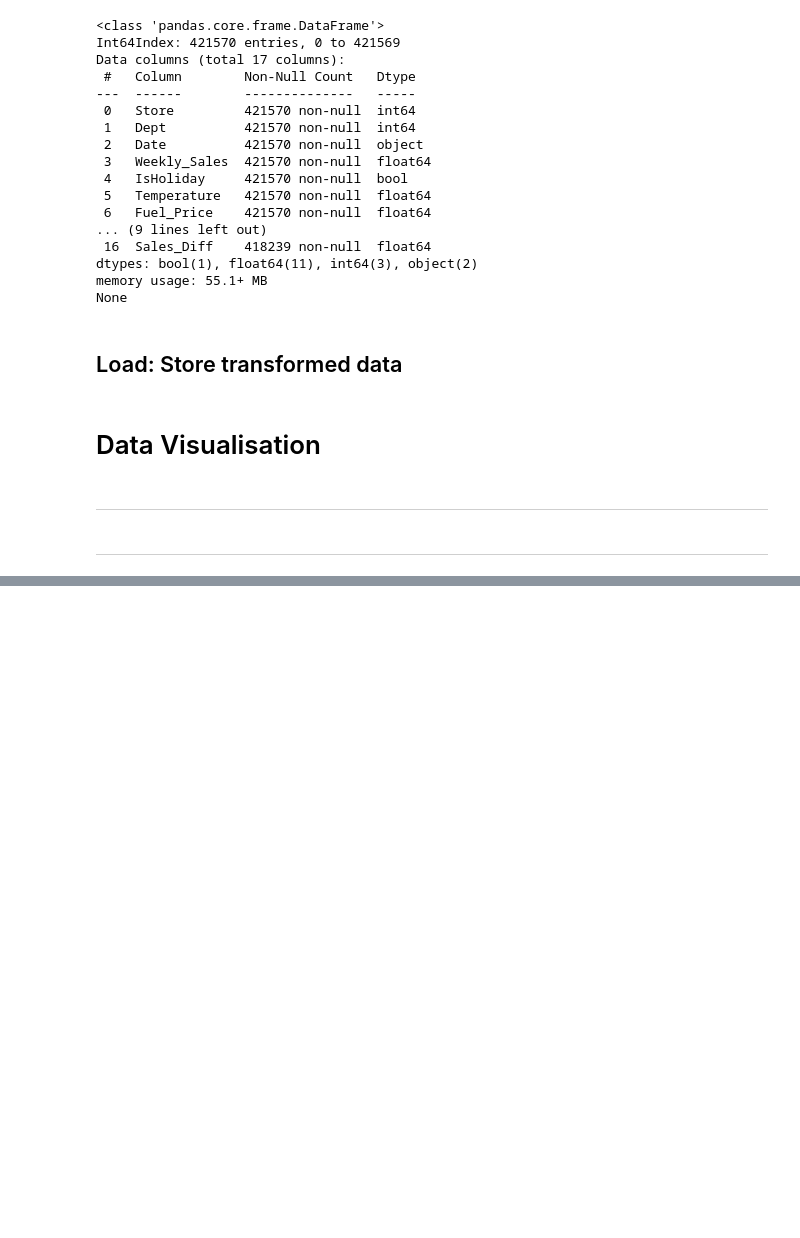
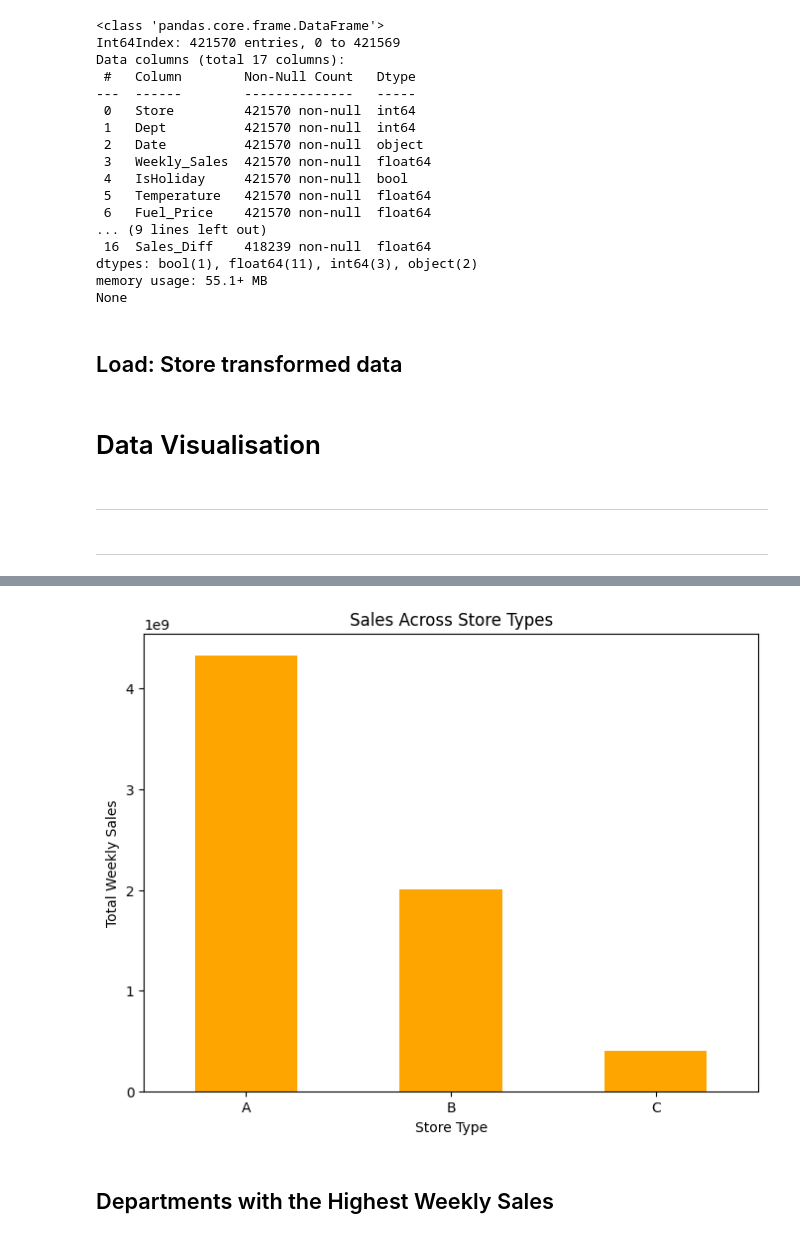
Before and after one commit to Ewa1986/Retail-Sales-Data-Analysis, a Jupyter notebook: jupyter_notebooks/Retail_Sales_Data_Analysis.ipynb, the cells around one changed output, grey strips where cells are left out. Drawn from its saved outputs; the diff is of its cells as text; code cells hidden in the pictures; blank space fills up the shorter version.

```diff
--- a/jupyter_notebooks/Retail_Sales_Data_Analysis.ipynb
+++ b/jupyter_notebooks/Retail_Sales_Data_Analysis.ipynb
@@ -215,0 +249,13 @@ fig.show()
+# %%
+type_sales = df_retail_data.groupby('Type')['Weekly_Sales'].sum()
+# %%
+type_sales.plot(kind='bar', figsize=(8, 6), color='orange')
+plt.title('Sales Across Store Types')
+plt.xlabel('Store Type')
+plt.ylabel('Total Weekly Sales')
+plt.xticks(rotation=0)
+plt.show()
+# %% [output]
+[figure, added]
+# %% [markdown]
+## Departments with the Highest Weekly Sales
```
Also changed, not shown: parts of 15 cells of this notebook.
